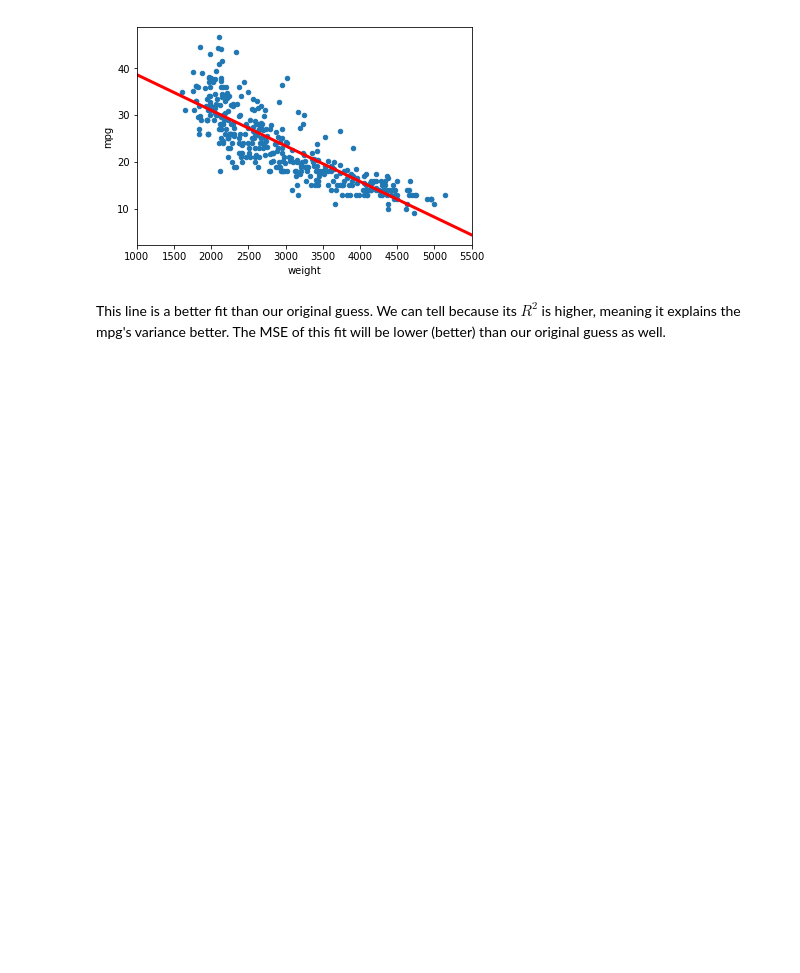
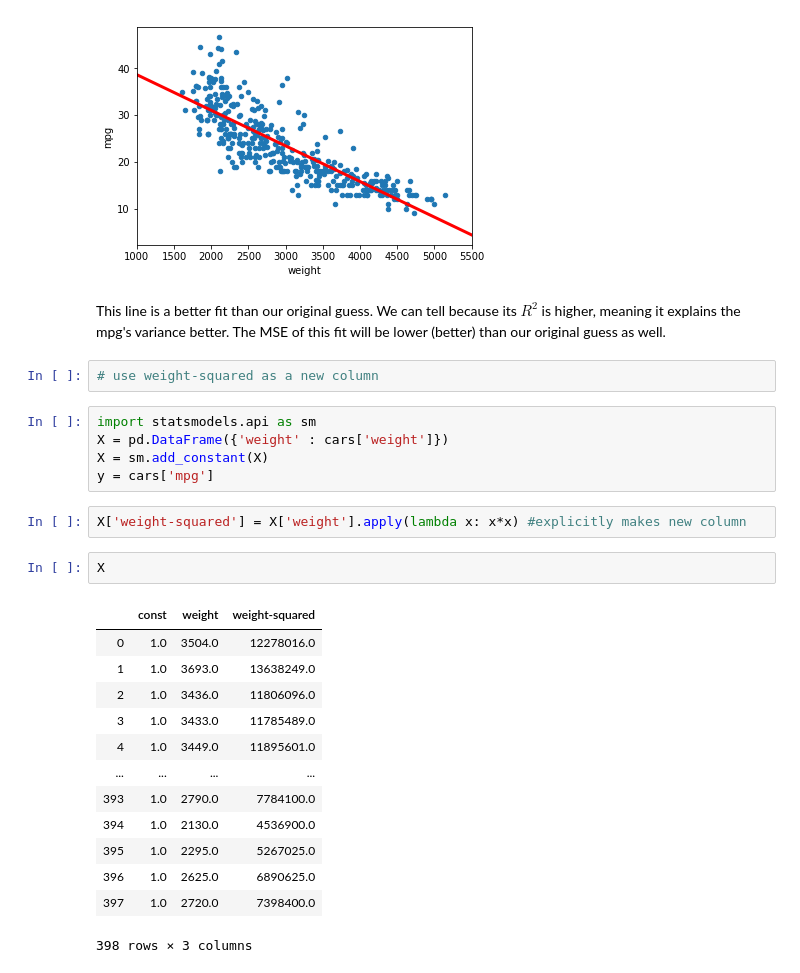
Before and after one commit to randifico/INTRO-TO-DATA-ANALYSIS, a Jupyter notebook: cars.ipynb, the cells around one changed output. Drawn from its saved outputs; the diff is of its cells as text; blank space fills up the shorter version.

```diff
--- a/cars.ipynb
+++ b/cars.ipynb
@@ -563,3 +563,28 @@ ax.set_xlim([1000,5500])
 [figure]
 # %% [markdown]
 This line is a better fit than our original guess. We can tell because its $R^2$ is higher, meaning it explains the mpg's variance better. The MSE of this fit will be lower (better) than our original guess as well.
+# %%
+# use weight-squared as a new column
+# %%
+import statsmodels.api as sm
+X = pd.DataFrame({'weight' : cars['weight']})
+X = sm.add_constant(X)
+y = cars['mpg']
+# %%
+X['weight-squared'] = X['weight'].apply(lambda x: x*x) #explicitly makes new column
+# %%
+X
+# %% [output]
+|  | const | weight | weight-squared |
+| 0 | 1.0 | 3504.0 | 12278016.0 |
+| 1 | 1.0 | 3693.0 | 13638249.0 |
+| 2 | 1.0 | 3436.0 | 11806096.0 |
+| 3 | 1.0 | 3433.0 | 11785489.0 |
+| 4 | 1.0 | 3449.0 | 11895601.0 |
+| ... | ... | ... | ... |
+| 393 | 1.0 | 2790.0 | 7784100.0 |
+| 394 | 1.0 | 2130.0 | 4536900.0 |
+| 395 | 1.0 | 2295.0 | 5267025.0 |
+| 396 | 1.0 | 2625.0 | 6890625.0 |
+| 397 | 1.0 | 2720.0 | 7398400.0 |
+398 rows × 3 columns
```
Also changed, not shown: parts of 9 cells of this notebook, 1 other file.
